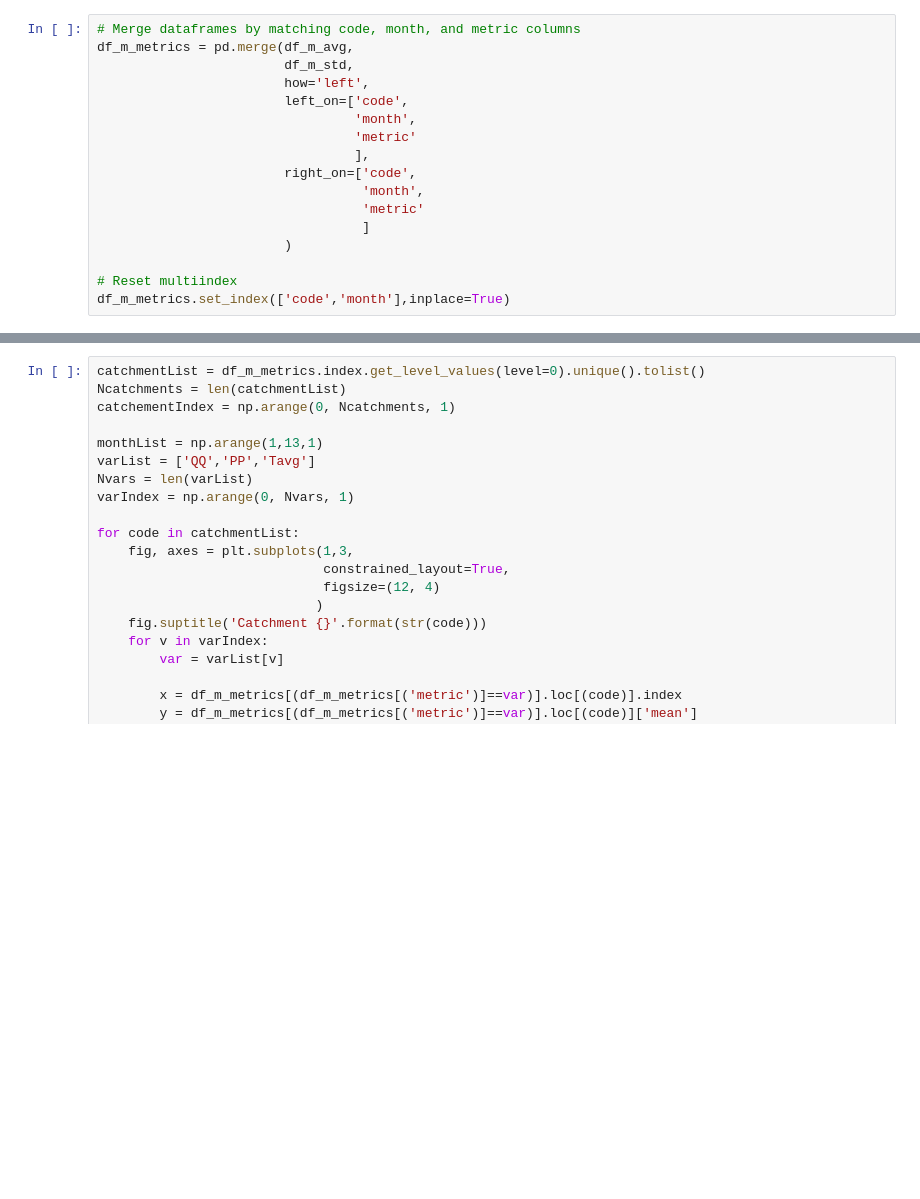
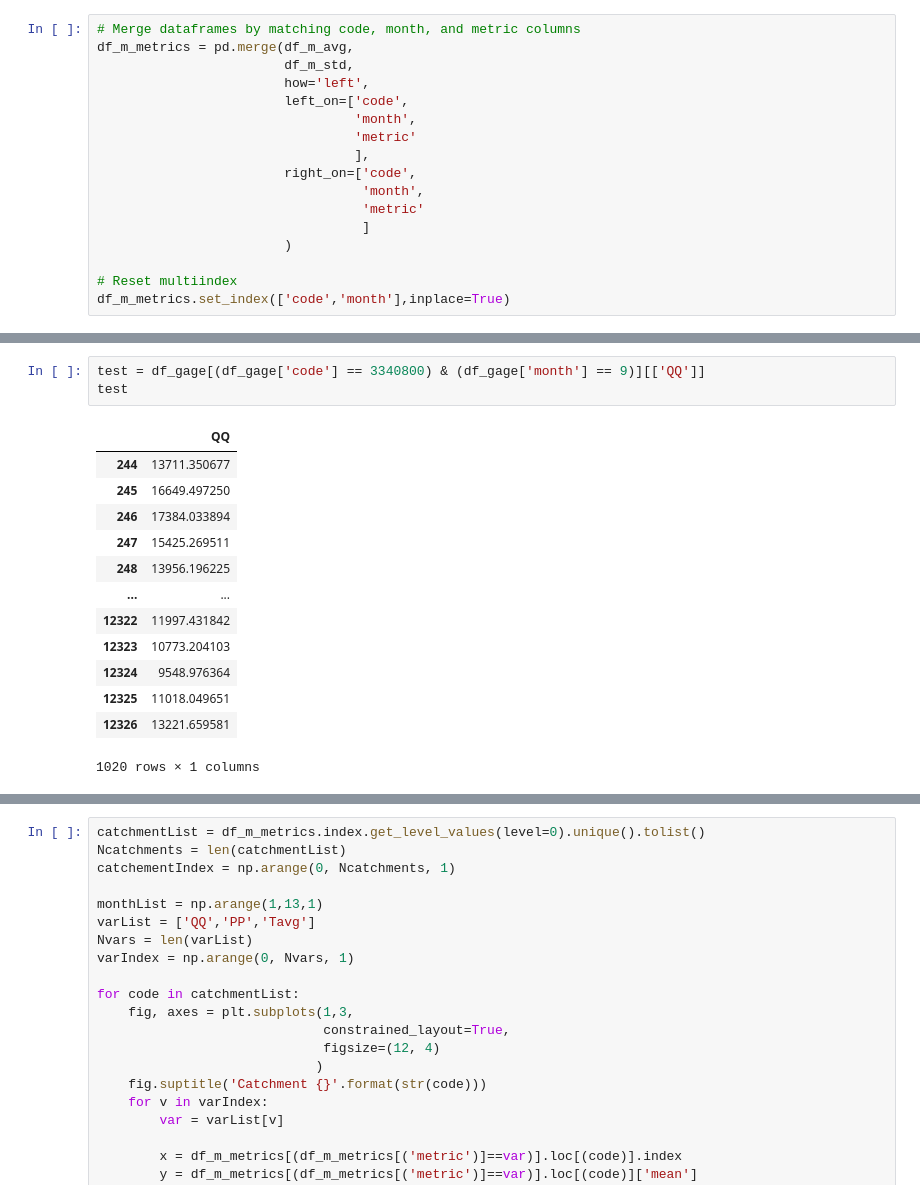
Before and after one commit to GW-modelling-Spring2022/homework-david-edu-morales, a Jupyter notebook: Surface/Surface Water Project/data_manipulation_daymet.ipynb, the cells around one changed output, grey strips where cells are left out. Drawn from its saved outputs; the diff is of its cells as text; blank space fills up the shorter version.

```diff
--- a/Surface/Surface Water Project/data_manipulation_daymet.ipynb
+++ b/Surface/Surface Water Project/data_manipulation_daymet.ipynb
@@ -343,3 +325,20 @@ df_m_metrics[(df_m_metrics[('metric')]=='QQ')].loc[(3340800)]
 | 10 | QQ | 4.185001e+06 | 6.947697e+06 |
 | 11 | QQ | 9.275448e+06 | 1.521832e+07 |
 | 12 | QQ | 1.283965e+07 | 1.203615e+07 |
+# %%
+test = df_gage[(df_gage['code'] == 3340800) & (df_gage['month'] == 9)][['QQ']]
+test
+# %% [output]
+|  | QQ |
+| 244 | 13711.350677 |
+| 245 | 16649.497250 |
+| 246 | 17384.033894 |
+| 247 | 15425.269511 |
+| 248 | 13956.196225 |
+| ... | ... |
+| 12322 | 11997.431842 |
+| 12323 | 10773.204103 |
+| 12324 | 9548.976364 |
+| 12325 | 11018.049651 |
+| 12326 | 13221.659581 |
+1020 rows × 1 columns
```
Also changed, not shown: parts of 5 cells of this notebook.
